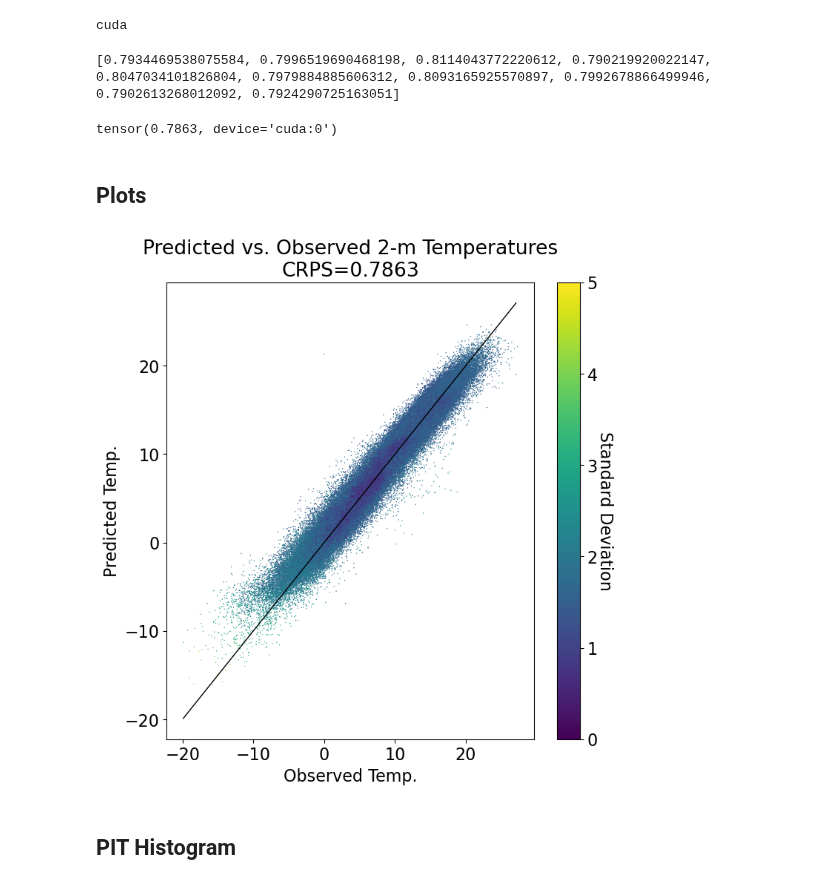
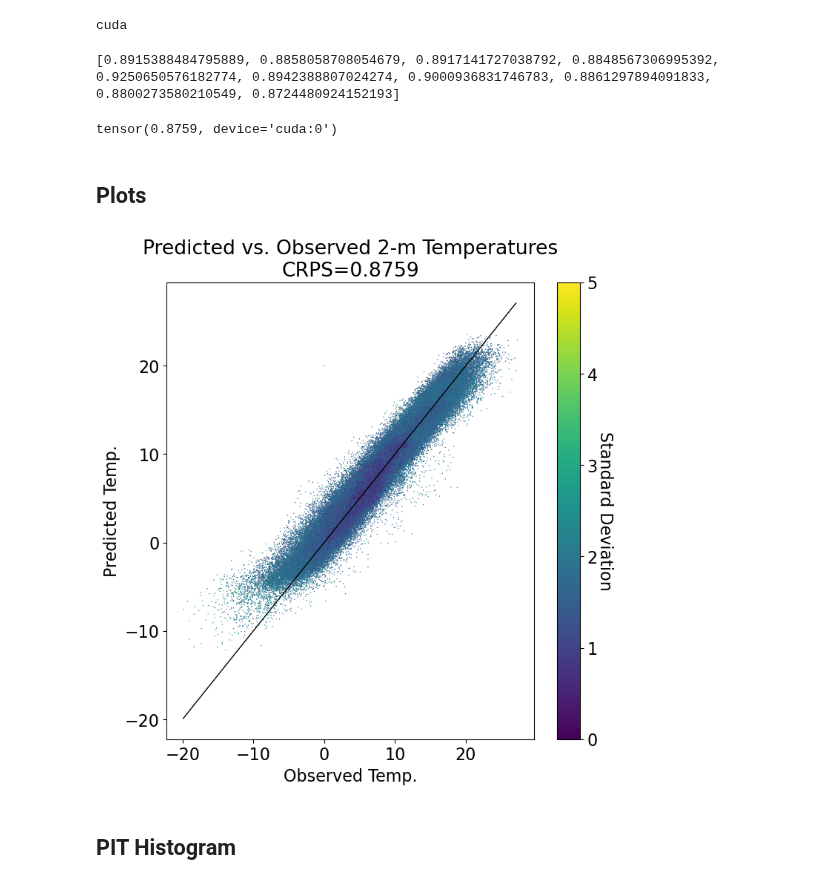
Before and after one commit to m-j-w-f/GNNPP, a Jupyter notebook: slerch_test/slerch_pytorch.ipynb, the cells around one changed output. Drawn from its saved outputs; the diff is of its cells as text; code cells hidden in the pictures.

```diff
--- a/slerch_test/slerch_pytorch.ipynb
+++ b/slerch_test/slerch_pytorch.ipynb
@@ -17,7 +17,7 @@ from tqdm import trange
 %matplotlib inline
 plt.style.use('default')
 # %%
-small = False
+small = True
 # %%
 # read data (can be downloaded from https://doi.org/10.6084/m9.figshare.13516301.v1)
 print("Loading Data ...")
@@ -215,7 +215,7 @@ for e in range(nreps):
     test_loss_list.append(loss)
 print(test_loss_list)
 # %% [output]
-[0.7934469538075584, 0.7996519690468198, 0.8114043772220612, 0.790219920022147, 0.8047034101826804, 0.7979884885606312, 0.8093165925570897, 0.7992678866499946, 0.7902613268012092, 0.7924290725163051]
+[0.8915388484795889, 0.8858058708054679, 0.8917141727038792, 0.8848567306995392, 0.9250650576182774, 0.8942388807024274, 0.9000936831746783, 0.8861297894091833, 0.8800273580210549, 0.8724480924152193]
 # %%
 def evaluate_ensemble(model_list:list):
     mu_list_model = []
@@ -261,26 +261,26 @@ def evaluate_ensemble(model_list:list):
 err, mu, sigma, y = evaluate_ensemble(model_list)
 print(err)
 # %% [output]
-tensor(0.7863, device='cuda:0')
+tensor(0.8759, device='cuda:0')
 # %% [markdown]
 ## Plots
 # %%
 plt.rcParams.update({'font.size': 16})
 plt.figure(figsize=(8, 8))
 plt.plot(np.arange(np.min(y), np.max(y), 1), np.arange(np.min(y), np.max(y), 1), linewidth=1, color="black")  # line
-plt.scatter(y, mu, c=sigma, s=1, linewidth=0, cmap="viridis", vmin=0, vmax=5)
+plt.scatter(y, mu, c=sigma, s=1, linewidth=0, cmap="viridis", vmin=0, vmax=5, rasterized=True)
 
 cbar = plt.colorbar()
 cbar.set_label('Standard Deviation', rotation=270, labelpad=15)
 plt.xlabel('Observed Temp.')
 plt.ylabel('Predicted Temp.')
 plt.title(f"Predicted vs. Observed 2-m Temperatures\nCRPS={err:.4f}")
 if small:
-    plt.savefig(f"../gnn/plots/predsObs_slerch_small.eps", format='eps', dpi=300, bbox_inches='tight')
+    plt.savefig(f"../gnn/plots/predsObs_slerch_small.pdf", format='pdf', dpi=600, bbox_inches='tight')
 else:
-plt.savefig(f"../gnn/plots/predsObs_slerch.eps", format='eps', dpi=300, bbox_inches='tight')
+    plt.savefig(f"../gnn/plots/predsObs_slerch.pdf", format='pdf', dpi=600, bbox_inches='tight')
 # %% [output]
-[figure, old version]
+[figure, new version]
 # %% [markdown]
 ## PIT Histogram
 # %%
```
Also changed, not shown: parts of 1 cell of this notebook, 30 other files.
